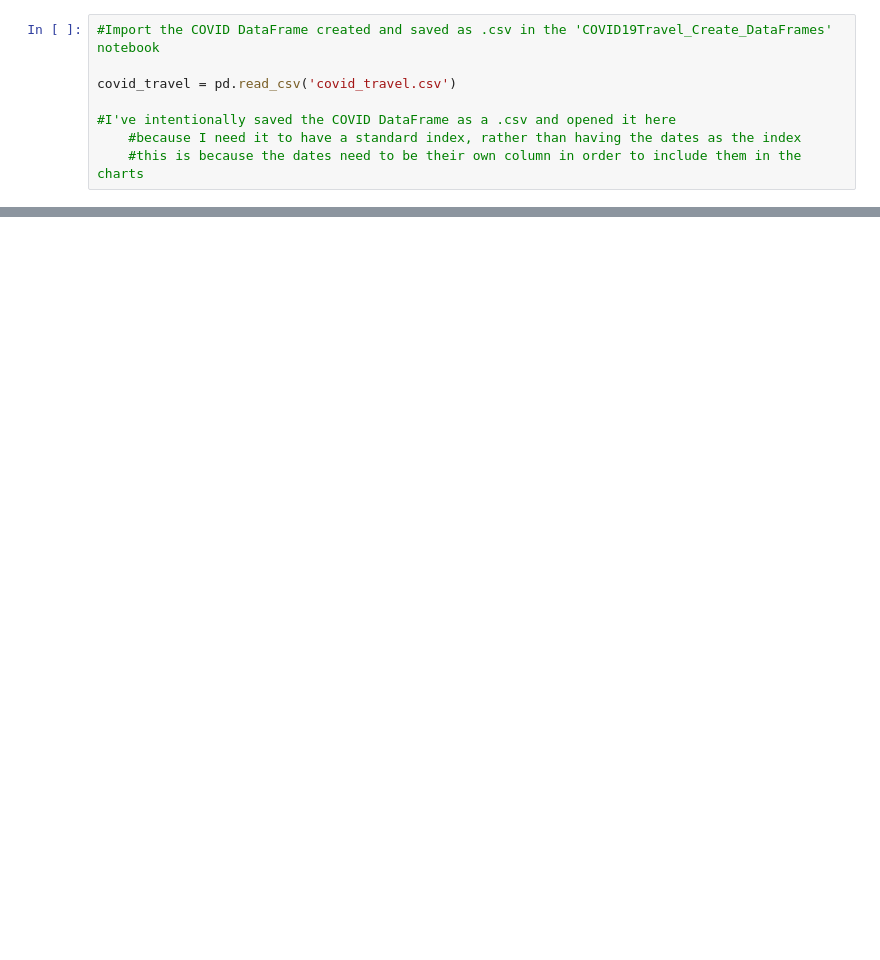
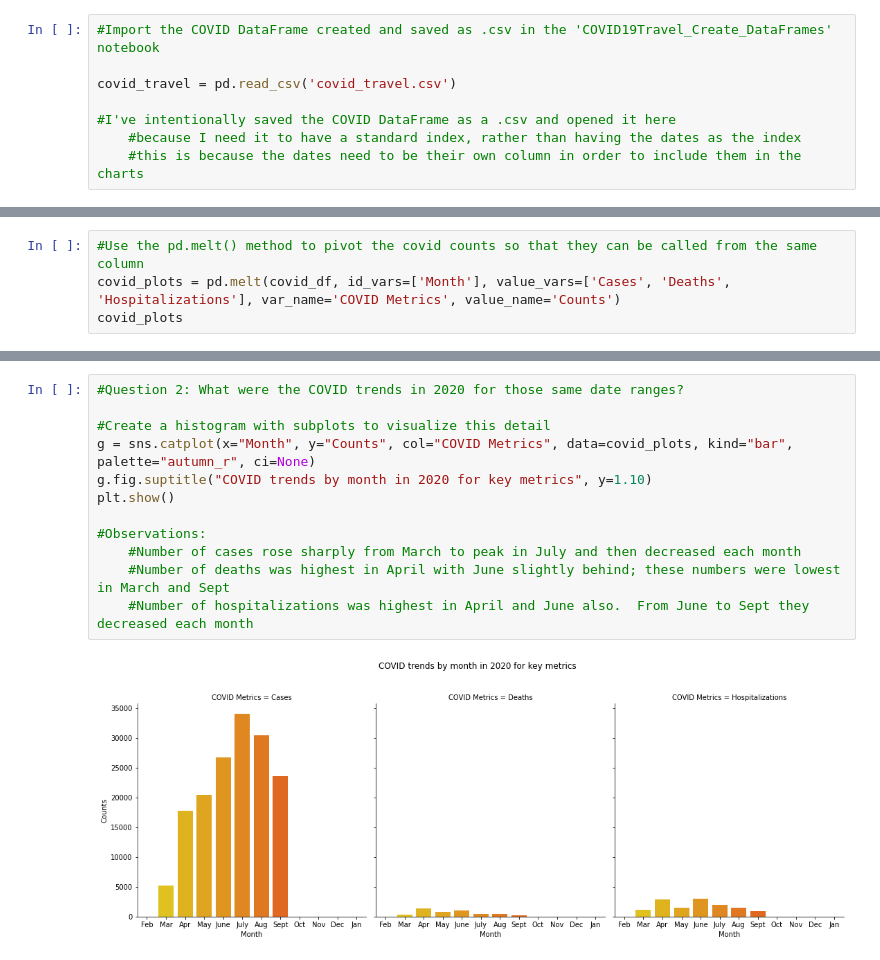
Before and after one commit to abielhammonds/COVID19_TravelStats_Project, a Jupyter notebook: COVID19Travel_Visualizations.ipynb, the cells around one changed output, grey strips where cells are left out. Drawn from its saved outputs; the diff is of its cells as text; blank space fills up the shorter version.

```diff
--- a/COVID19Travel_Visualizations.ipynb
+++ b/COVID19Travel_Visualizations.ipynb
@@ -210,0 +162,4 @@ plt.show()
+# %%
+#Use the pd.melt() method to pivot the covid counts so that they can be called from the same column
+covid_plots = pd.melt(covid_df, id_vars=['Month'], value_vars=['Cases', 'Deaths', 'Hospitalizations'], var_name='COVID Metrics', value_name='Counts')
+covid_plots
@@ -210,0 +198,14 @@ plt.show()
+# %%
+#Question 2: What were the COVID trends in 2020 for those same date ranges?
+
+#Create a histogram with subplots to visualize this detail
+g = sns.catplot(x="Month", y="Counts", col="COVID Metrics", data=covid_plots, kind="bar", palette="autumn_r", ci=None)
+g.fig.suptitle("COVID trends by month in 2020 for key metrics", y=1.10)
+plt.show()
+
+#Observations:
+    #Number of cases rose sharply from March to peak in July and then decreased each month
+    #Number of deaths was highest in April with June slightly behind; these numbers were lowest in March and Sept
+    #Number of hospitalizations was highest in April and June also.  From June to Sept they decreased each month
+# %% [output]
+[figure, added]
```
Also changed, not shown: parts of 24 cells of this notebook, 1 other file.
